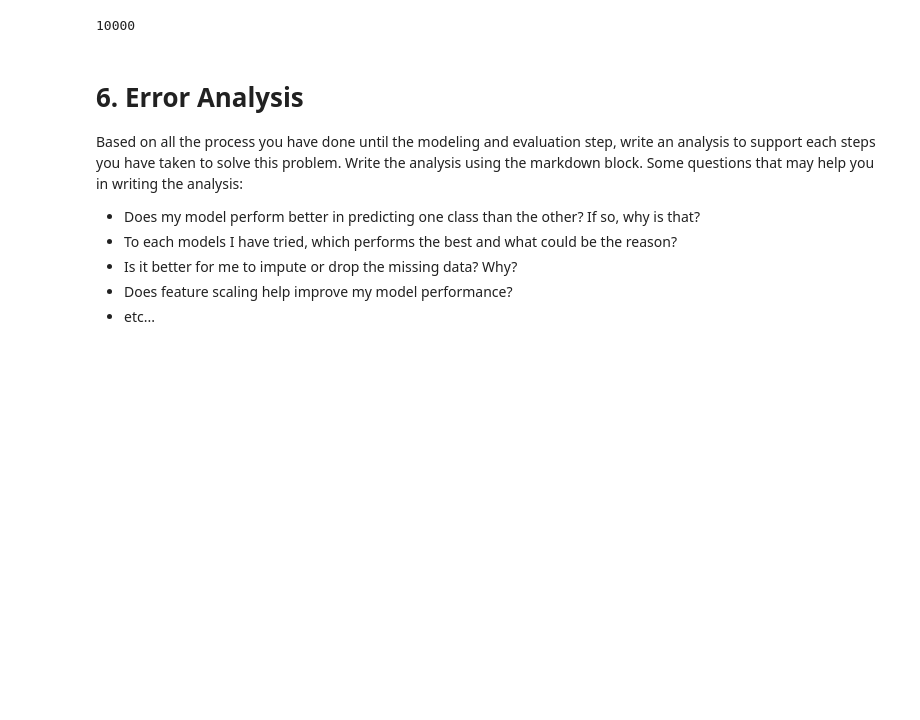
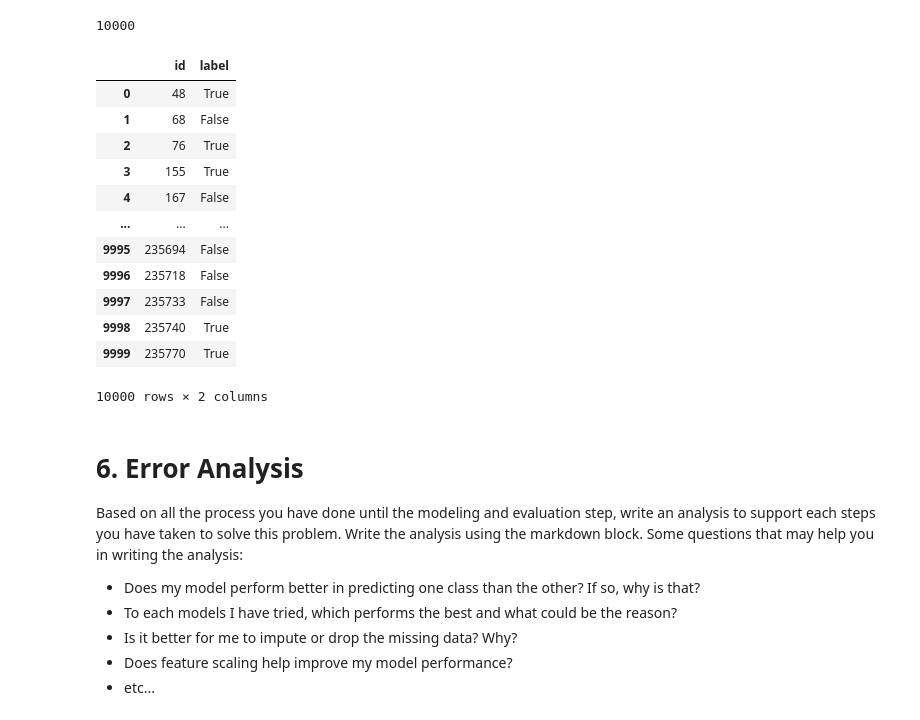
Before and after one commit to wNSYA/Tugas-Besar-2-IF3070-Implementasi-Algoritma-Pembelajaran-Mesin, a Jupyter notebook: src/IF3070_DAI___Tugas_Besar_2_Notebook_Template.ipynb, the cells around one changed output. Saved outputs shown, nothing was run; the diff lists cells and outputs as text; code cells hidden in the pictures; blank space fills up the shorter version.

```diff
--- a/src/IF3070_DAI___Tugas_Besar_2_Notebook_Template.ipynb
+++ b/src/IF3070_DAI___Tugas_Besar_2_Notebook_Template.ipynb
@@ -1035,11 +1035,11 @@ class NaiveBayes :
     def _prediction(self,x) :
         # menggunakan log dari rumus gaussian untuk menghindari nilai yang terlalu kecil dan kemudahan perhitungan
         #label 0
-        likelihood_0 = np.sum((-0.5 * np.log((2*np.pi*self.var[0])+1e-9) - ((x - self.mean[0]) ** 2 / ((2*self.var[0])+1e-9))))
+        likelihood_0 = np.sum((-0.5 * np.log((2*np.pi*self.var[0])+1e-5) - ((x - self.mean[0]) ** 2 / ((2*self.var[0])+1e-5))))
         prior_0 = np.log(self.label_probs[0])
         pred_0 = likelihood_0 + prior_0
         #label 1
-        likelihood_1 = np.sum((-0.5 * np.log((2*np.pi*self.var[1])+1e-9) - ((x - self.mean[1]) ** 2 / ((2*self.var[1])+1e-9))))
+        likelihood_1 = np.sum((-0.5 * np.log((2*np.pi*self.var[1])+1e-5) - ((x - self.mean[1]) ** 2 / ((2*self.var[1])+1e-5))))
         prior_1 = np.log(self.label_probs[1])
         pred_1 = likelihood_1 + prior_1
 
@@ -1139,7 +1139,7 @@ preprocessor = ColumnTransformer(
 pipe = ImbPipeline([
     ('preprocessor', preprocessor)
     # ('undersampler', NearMiss(version=3,n_neighbors=3 , sampling_strategy=0.1)),  # Apply NearMiss-3
-    # ('undersampler', TomekLinks(sampling_strategy='auto')),
+    ('undersampler', TomekLinks(sampling_strategy='auto')),
     # ('oversampler', CustomRandomOversampler(random_state=42))  # Using custom oversampler class
 ])
 
@@ -1176,12 +1176,26 @@ len(X_val_transformed)
 10000
 # %%
 
-knns.fit(X_resampled, y_resampled)
+gnb.fit(X_resampled, y_resampled)
 
-y_predsi = knns.predict(X_val_transformed)
+y_predsi = gnb.predict(X_val_transformed)
 
 sub = pd.DataFrame({'id': idTest, 'label': y_predsi})
 
 sub
+# %% [output]
+|  | id | label |
+| 0 | 48 | True |
+| 1 | 68 | False |
+| 2 | 76 | True |
+| 3 | 155 | True |
+| 4 | 167 | False |
+| ... | ... | ... |
+| 9995 | 235694 | False |
+| 9996 | 235718 | False |
+| 9997 | 235733 | False |
+| 9998 | 235740 | True |
+| 9999 | 235770 | True |
+10000 rows × 2 columns
 # %%
 # Save the DataFrame to a CSV file
```
Also changed, not shown: parts of 3 cells of this notebook.
